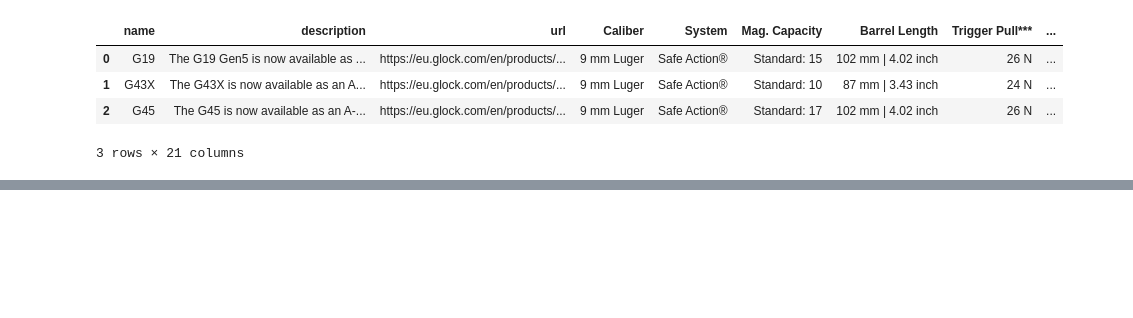
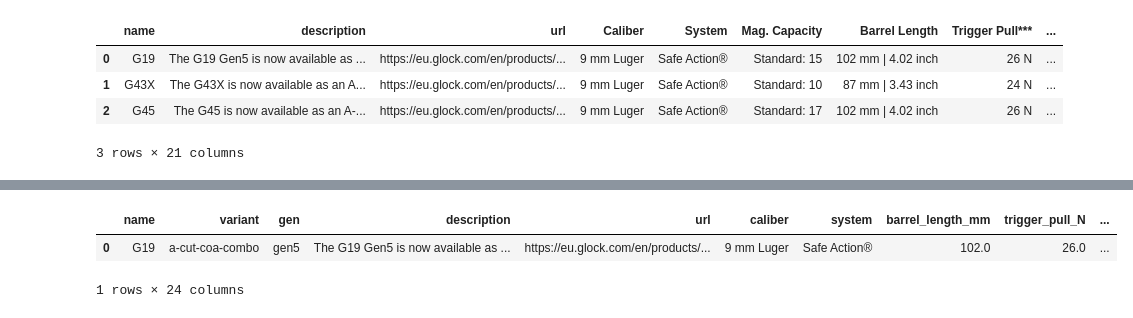
Before and after one commit to AristonTheAnalyst/Glock-Dashboard, a Jupyter notebook: exploratory-data-analysis/EDA.ipynb, the cells around one changed output, grey strips where cells are left out. Drawn from its saved outputs; the diff is of its cells as text; code cells hidden in the pictures; blank space fills up the shorter version.

```diff
--- a/exploratory-data-analysis/EDA.ipynb
+++ b/exploratory-data-analysis/EDA.ipynb
@@ -95,0 +264,7 @@ trigger_distance - distance needed for the trigger to fire the gun.
+# %%
+# Lastly, let's do some quick checks to see if there are anymore null values, duplicate values- or just attributes that need to be modified
+data.head(1)
+# %% [output]
+|  | name | variant | gen | description | url | caliber | system | barrel_length_mm | trigger_pull_N | ... |
+| 0 | G19 | a-cut-coa-combo | gen5 | The G19 Gen5 is now available as ... | https://eu.glock.com/en/products/... | 9 mm Luger | Safe Action® | 102.0 | 26.0 | ... |
+1 rows × 24 columns
```
Also changed, not shown: parts of 22 cells of this notebook, 7 other files.
